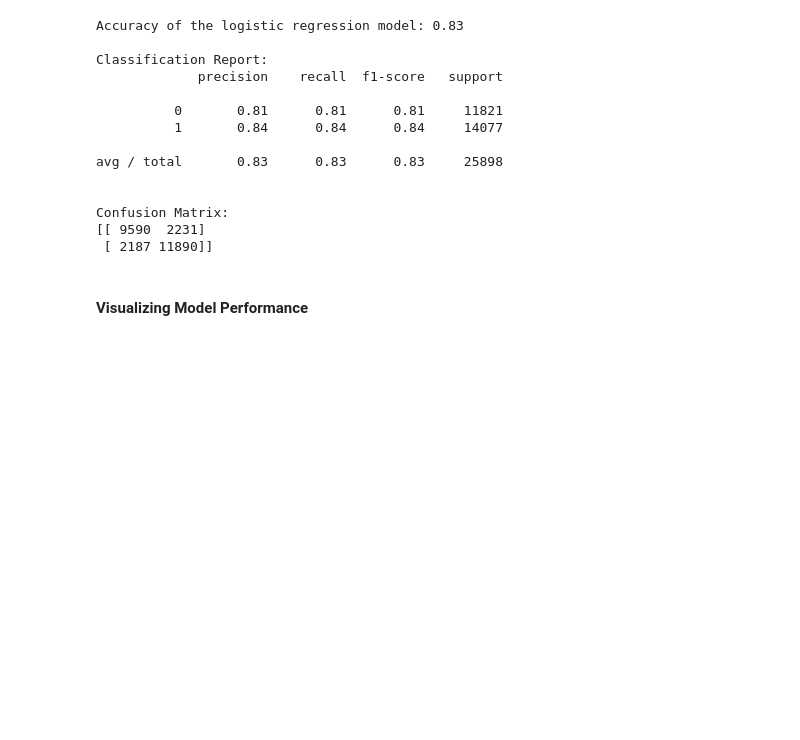
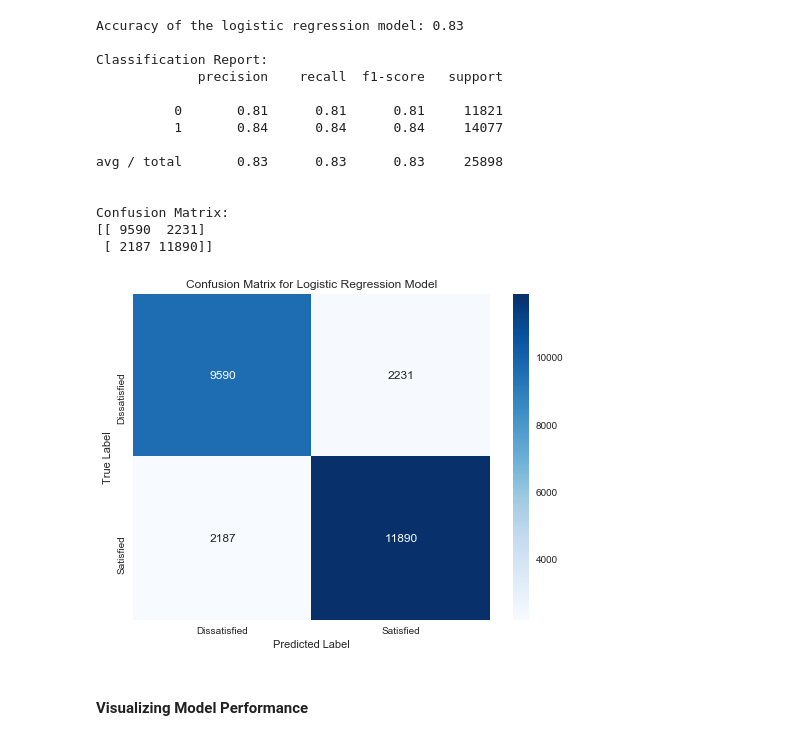
Before and after one commit to KohJJ820/MLIsFun, a Jupyter notebook: 4_LabEnhancement_LogisticRegression/4_LogisticRegression.ipynb, the cells around one changed output. Drawn from its saved outputs; the diff is of its cells as text; code cells hidden in the pictures; blank space fills up the shorter version.

```diff
--- a/4_LabEnhancement_LogisticRegression/4_LogisticRegression.ipynb
+++ b/4_LabEnhancement_LogisticRegression/4_LogisticRegression.ipynb
@@ -285,6 +310,16 @@ avg / total       0.83      0.83      0.83     25898
 Confusion Matrix:
 [[ 9590  2231]
  [ 2187 11890]]
+# %%
+# Plotting the confusion matrix
+plt.figure(figsize=(8, 6))
+sns.heatmap(conf_matrix, annot=True, fmt='d', cmap='Blues', xticklabels=['Dissatisfied', 'Satisfied'], yticklabels=['Dissatisfied', 'Satisfied'])
+plt.xlabel('Predicted Label')
+plt.ylabel('True Label')
+plt.title('Confusion Matrix for Logistic Regression Model')
+plt.show()
+# %% [output]
+[figure, added]
 # %% [markdown]
 #### Visualizing Model Performance
 # %% [markdown]
```
Also changed, not shown: parts of 15 cells of this notebook.
